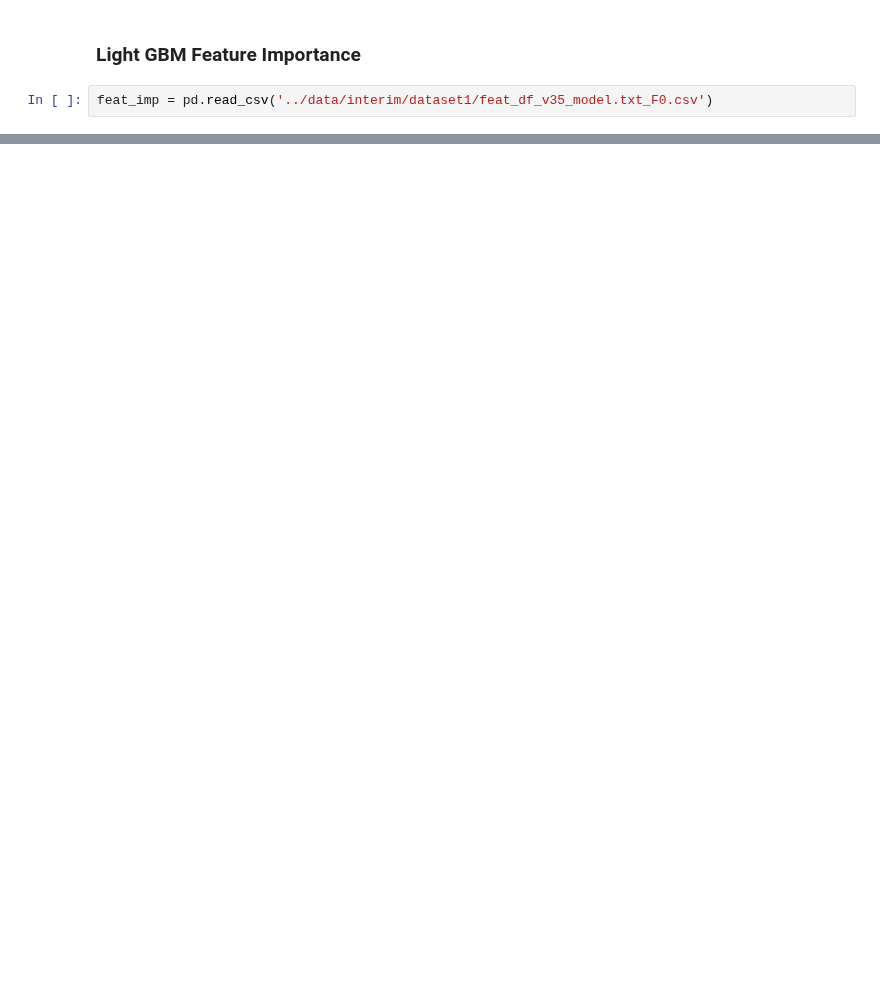
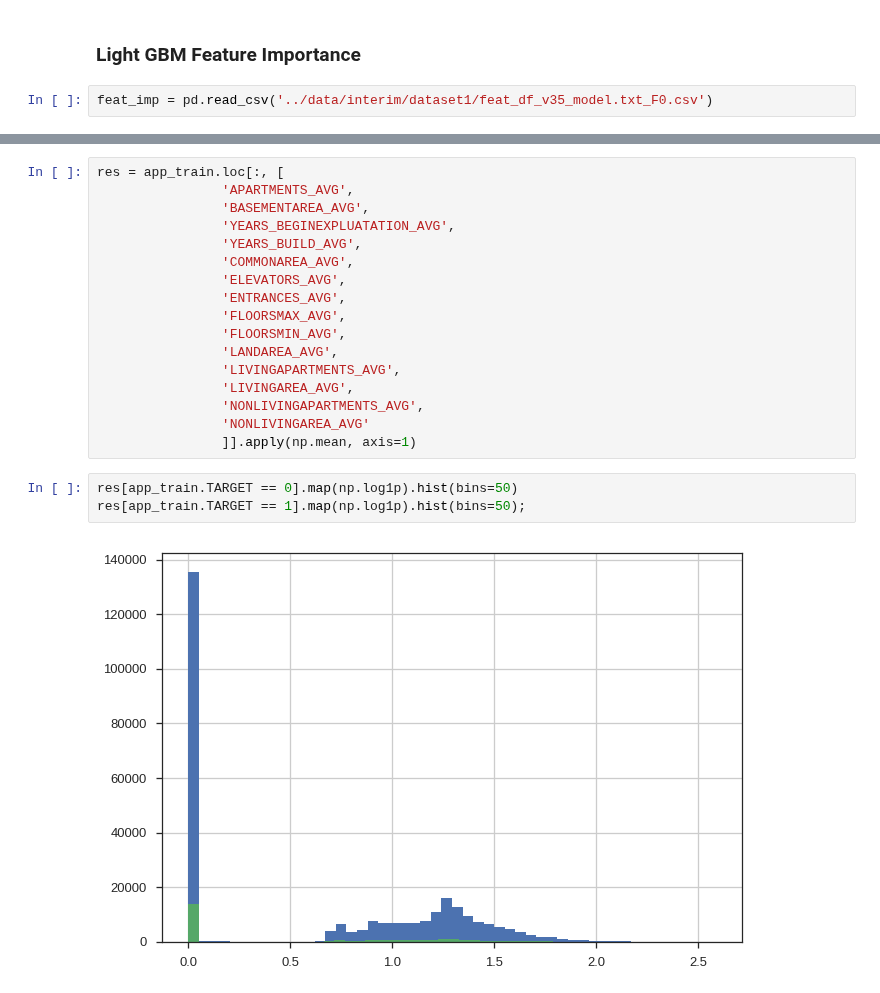
Before and after one commit to numb3r33/Kaggle_Home_Credit, a Jupyter notebook: notebooks/EDA.ipynb, the cells around one changed output, grey strips where cells are left out. Cells and saved outputs as stored; diff of their text form; blank space fills up the shorter version.

```diff
--- a/notebooks/EDA.ipynb
+++ b/notebooks/EDA.ipynb
@@ -33,0 +457,22 @@ plt.scatter(np.arange(0, len(feat_imp)), feat_imp.imp)
+# %%
+res = app_train.loc[:, [
+                'APARTMENTS_AVG',
+                'BASEMENTAREA_AVG',
+                'YEARS_BEGINEXPLUATATION_AVG',
+                'YEARS_BUILD_AVG',
+                'COMMONAREA_AVG',
+                'ELEVATORS_AVG',
+                'ENTRANCES_AVG',
+                'FLOORSMAX_AVG',
+                'FLOORSMIN_AVG',
+                'LANDAREA_AVG',
+                'LIVINGAPARTMENTS_AVG',
+                'LIVINGAREA_AVG',
+                'NONLIVINGAPARTMENTS_AVG',
+                'NONLIVINGAREA_AVG'
+                ]].apply(np.mean, axis=1)
+# %%
+res[app_train.TARGET == 0].map(np.log1p).hist(bins=50)
+res[app_train.TARGET == 1].map(np.log1p).hist(bins=50);
+# %% [output]
+[figure, added]
```
Also changed, not shown: parts of 81 cells of this notebook.
